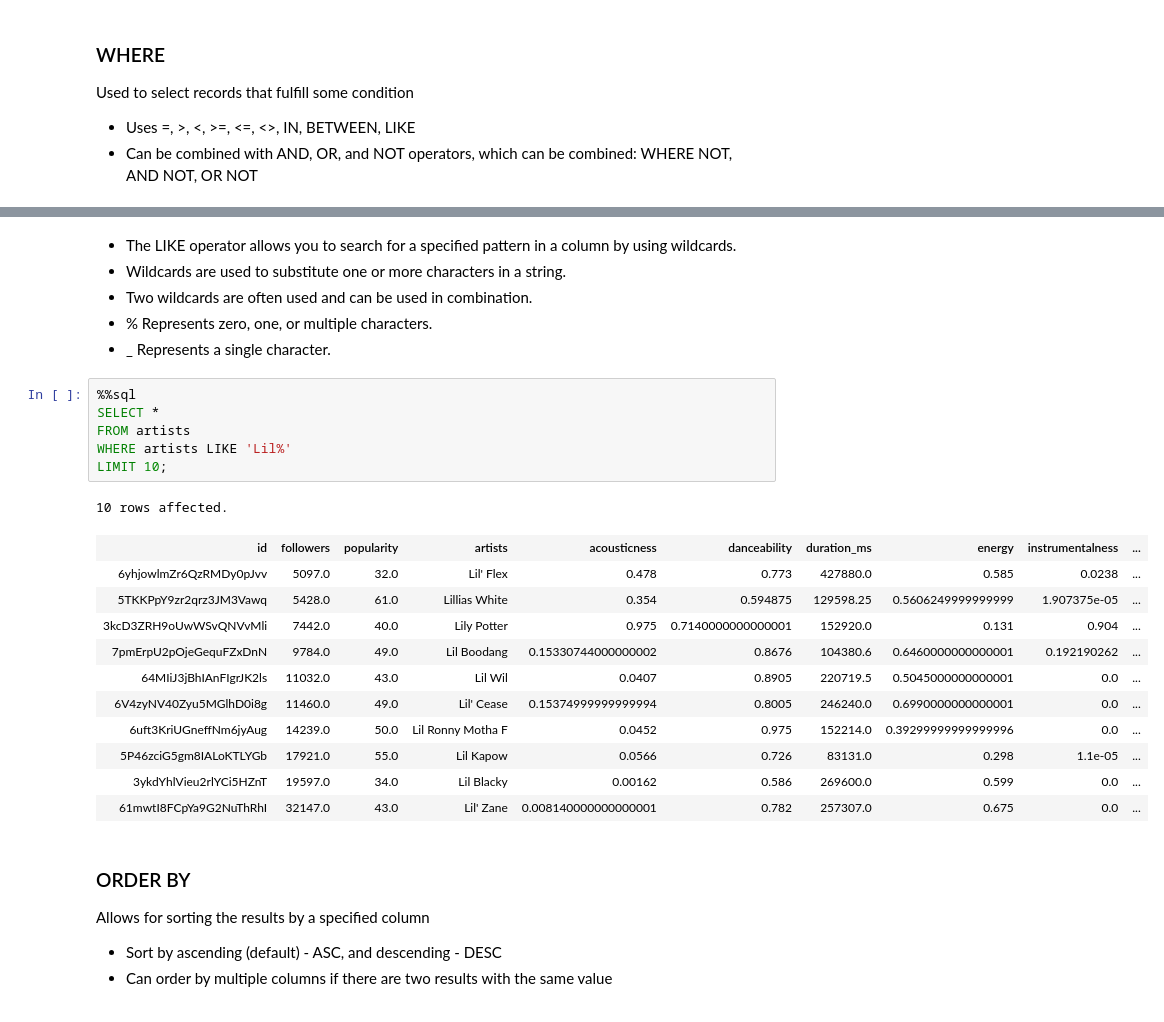
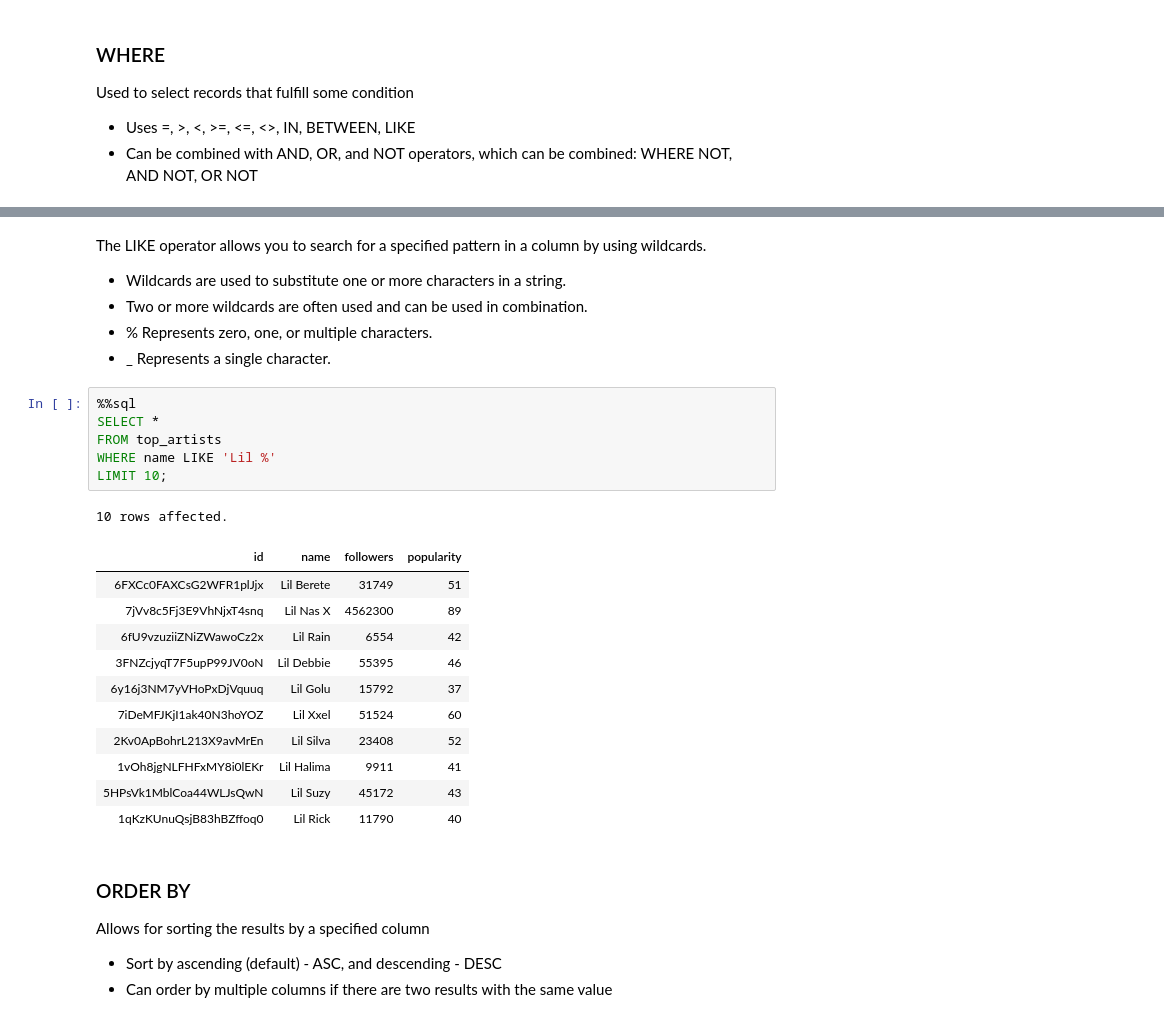
Before and after one commit to KevinKronk/sql-walkthrough-spotify, a Jupyter notebook: sql-walkthrough-spotify.ipynb, the cells around one changed output, grey strips where cells are left out. Cells and saved outputs as stored; diff of their text form.

```diff
--- a/sql-walkthrough-spotify.ipynb
+++ b/sql-walkthrough-spotify.ipynb
@@ -445,28 +446,28 @@ LIMIT 10;
 # %% [markdown]
-- The LIKE operator allows you to search for a specified pattern in a column by using wildcards.
+The LIKE operator allows you to search for a specified pattern in a column by using wildcards.
 - Wildcards are used to substitute one or more characters in a string.
-- Two wildcards are often used and can be used in combination.
+- Two or more wildcards are often used and can be used in combination.
 - %  Represents zero, one, or multiple characters.
 - _  Represents a single character.
 # %%
 %%sql
 SELECT *
-FROM artists
-WHERE artists LIKE 'Lil%'
+FROM top_artists
+WHERE name LIKE 'Lil %'
 LIMIT 10;
 # %% [output]
 10 rows affected.
-| id | followers | popularity | artists | acousticness | danceability | duration_ms | energy | instrumentalness | ... |
-| 6yhjowlmZr6QzRMDy0pJvv | 5097.0 | 32.0 | Lil' Flex | 0.478 | 0.773 | 427880.0 | 0.585 | 0.0238 | ... |
-| 5TKKPpY9zr2qrz3JM3Vawq | 5428.0 | 61.0 | Lillias White | 0.354 | 0.594875 | 129598.25 | 0.5606249999999999 | 1.907375e-05 | ... |
-| 3kcD3ZRH9oUwWSvQNVvMli | 7442.0 | 40.0 | Lily Potter | 0.975 | 0.7140000000000001 | 152920.0 | 0.131 | 0.904 | ... |
-| 7pmErpU2pOjeGequFZxDnN | 9784.0 | 49.0 | Lil Boodang | 0.15330744000000002 | 0.8676 | 104380.6 | 0.6460000000000001 | 0.192190262 | ... |
-| 64MIiJ3jBhIAnFIgrJK2ls | 11032.0 | 43.0 | Lil Wil | 0.0407 | 0.8905 | 220719.5 | 0.5045000000000001 | 0.0 | ... |
-| 6V4zyNV40Zyu5MGlhD0i8g | 11460.0 | 49.0 | Lil' Cease | 0.15374999999999994 | 0.8005 | 246240.0 | 0.6990000000000001 | 0.0 | ... |
-| 6uft3KriUGneffNm6jyAug | 14239.0 | 50.0 | Lil Ronny Motha F | 0.0452 | 0.975 | 152214.0 | 0.39299999999999996 | 0.0 | ... |
-| 5P46zciG5gm8IALoKTLYGb | 17921.0 | 55.0 | Lil Kapow | 0.0566 | 0.726 | 83131.0 | 0.298 | 1.1e-05 | ... |
-| 3ykdYhlVieu2rlYCi5HZnT | 19597.0 | 34.0 | Lil Blacky | 0.00162 | 0.586 | 269600.0 | 0.599 | 0.0 | ... |
-| 61mwtI8FCpYa9G2NuThRhI | 32147.0 | 43.0 | Lil' Zane | 0.008140000000000001 | 0.782 | 257307.0 | 0.675 | 0.0 | ... |
+| id | name | followers | popularity |
+| 6FXCc0FAXCsG2WFR1plJjx | Lil Berete | 31749 | 51 |
+| 7jVv8c5Fj3E9VhNjxT4snq | Lil Nas X | 4562300 | 89 |
+| 6fU9vzuziiZNiZWawoCz2x | Lil Rain | 6554 | 42 |
+| 3FNZcjyqT7F5upP99JV0oN | Lil Debbie | 55395 | 46 |
+| 6y16j3NM7yVHoPxDjVquuq | Lil Golu | 15792 | 37 |
+| 7iDeMFJKjI1ak40N3hoYOZ | Lil Xxel | 51524 | 60 |
+| 2Kv0ApBohrL213X9avMrEn | Lil Silva | 23408 | 52 |
+| 1vOh8jgNLFHFxMY8i0lEKr | Lil Halima | 9911 | 41 |
+| 5HPsVk1MblCoa44WLJsQwN | Lil Suzy | 45172 | 43 |
+| 1qKzKUnuQsjB83hBZffoq0 | Lil Rick | 11790 | 40 |
 # %% [markdown]
 ### ORDER BY
 Allows for sorting the results by a specified column
```
Also changed, not shown: parts of 24 cells of this notebook.
